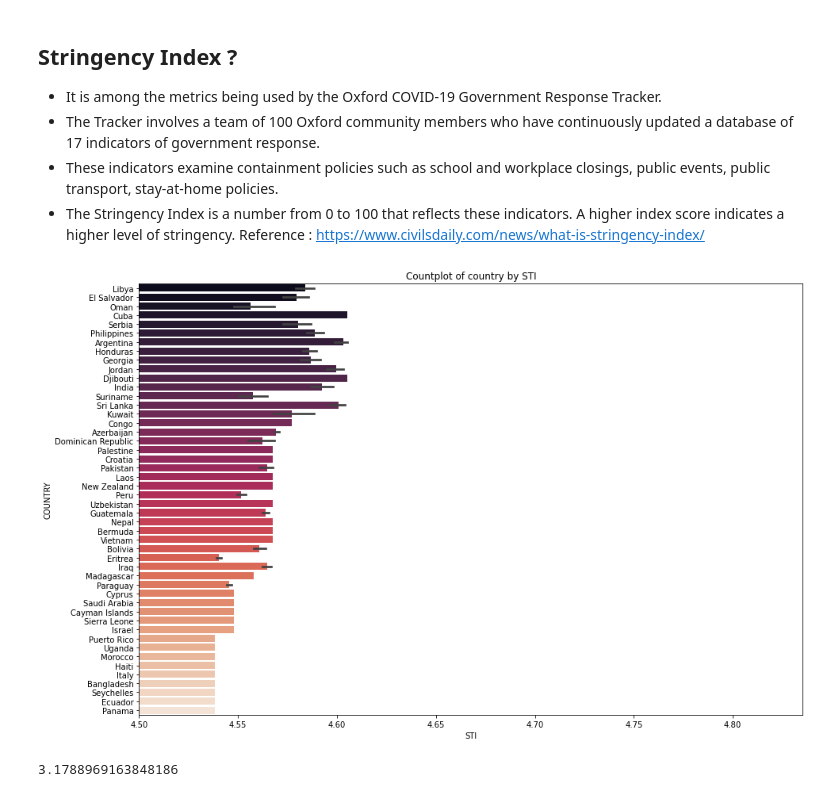
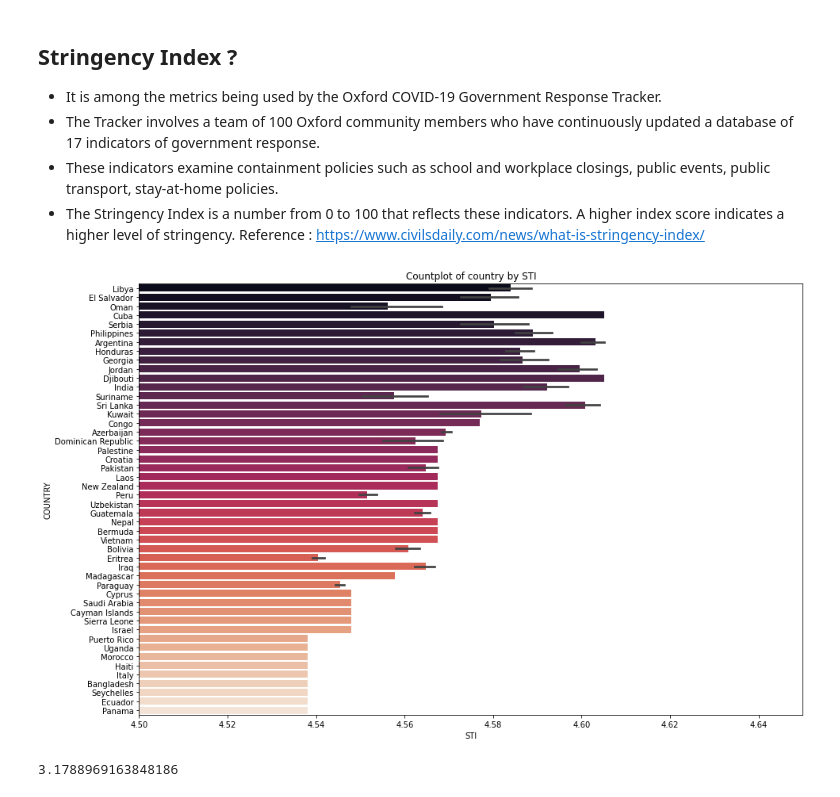
Before and after one commit to csrdsg/Impact-of-Covid-19-Pandemic-on-the-Global-Economy-Notebook, a Jupyter notebook: data_analsys.ipynb, the cells around one changed output. Cells and saved outputs as stored; diff of their text form; code cells hidden in the pictures.

```diff
--- a/data_analsys.ipynb
+++ b/data_analsys.ipynb
@@ -67,15 +73,15 @@ Reference : https://www.civilsdaily.com/news/what-is-stringency-index/
 # %%
 et = data.sort_values(by='STI', ascending=False)[:2000]
 figure = plt.figure(figsize=(15,10))
 sns.barplot(y=et.COUNTRY, x=et.STI, palette='rocket')
 plt.xticks()
-plt.xlim(xmin=4.5)
+plt.xlim([4.5, 4.65])
 plt.xlabel('STI')
 plt.ylabel('COUNTRY')
 plt.title('Countplot of country by STI')
 plt.show()
 # %% [output]
-[figure, old version]
+[figure, new version]
 # %%
 data['STI'].mean()
 # %% [output]
```
Also changed, not shown: parts of 25 cells of this notebook, 1 other file.
